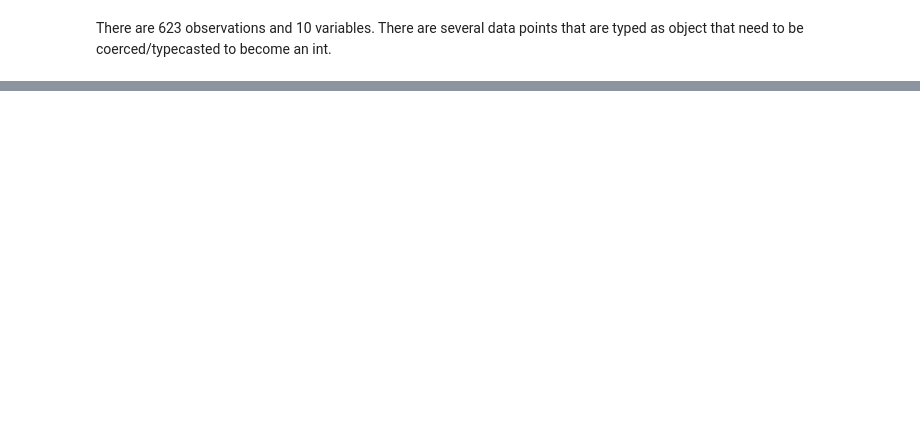
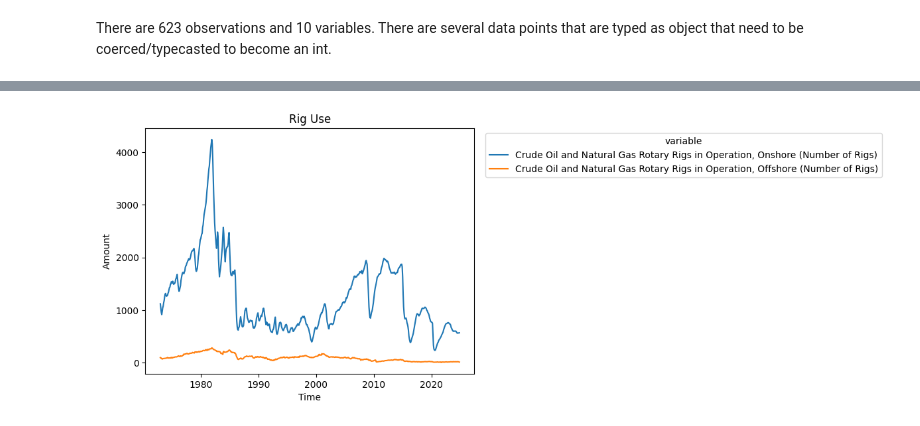
Before and after one commit to nladocsi/eda_assignment, a Jupyter notebook: eda_assignment.ipynb, the cells around one changed output, grey strips where cells are left out. Saved outputs shown, nothing was run; the diff lists cells and outputs as text; code cells hidden in the pictures; blank space fills up the shorter version.

```diff
--- a/eda_assignment.ipynb
+++ b/eda_assignment.ipynb
@@ -280,0 +297,7 @@ AWS = sns.lineplot(data = drill, x = 'Month', y = var)
+# %%
+#3.5
+var1 = "Crude Oil and Natural Gas Rotary Rigs in Operation, Onshore (Number of Rigs)"
+var2 = "Crude Oil and Natural Gas Rotary Rigs in Operation, Offshore (Number of Rigs)"
+
+on = drill.melt(id_vars=['time'], value_vars=[var1, var2])
+on.head()
@@ -280,0 +311,6 @@ AWS = sns.lineplot(data = drill, x = 'Month', y = var)
+# %%
+rig_fig = sns.lineplot(data=on,x='time',y='value',hue='variable')
+rig_fig.set(title='Rig Use',xlabel='Time',ylabel='Amount')
+sns.move_legend(rig_fig, "upper left", bbox_to_anchor=(1.02, 1))
+# %% [output]
+[figure, added]
```
Also changed, not shown: parts of 5 cells of this notebook.
